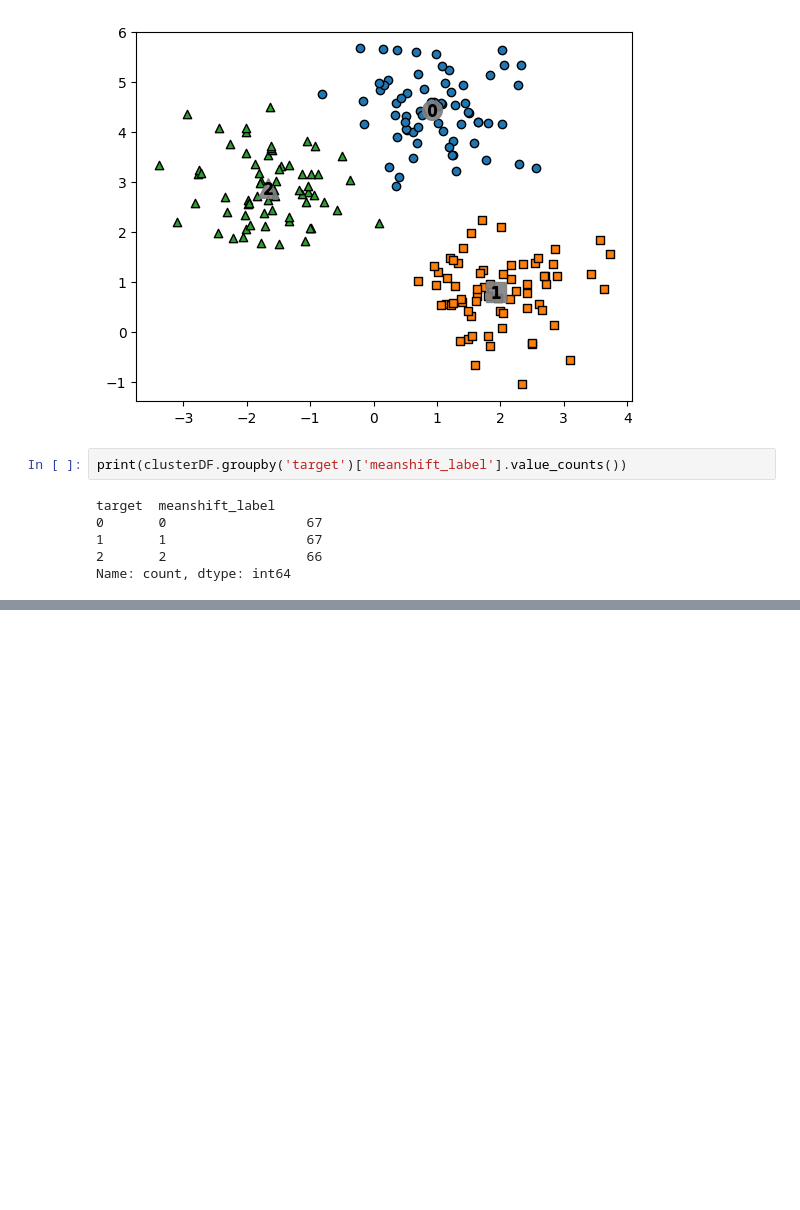
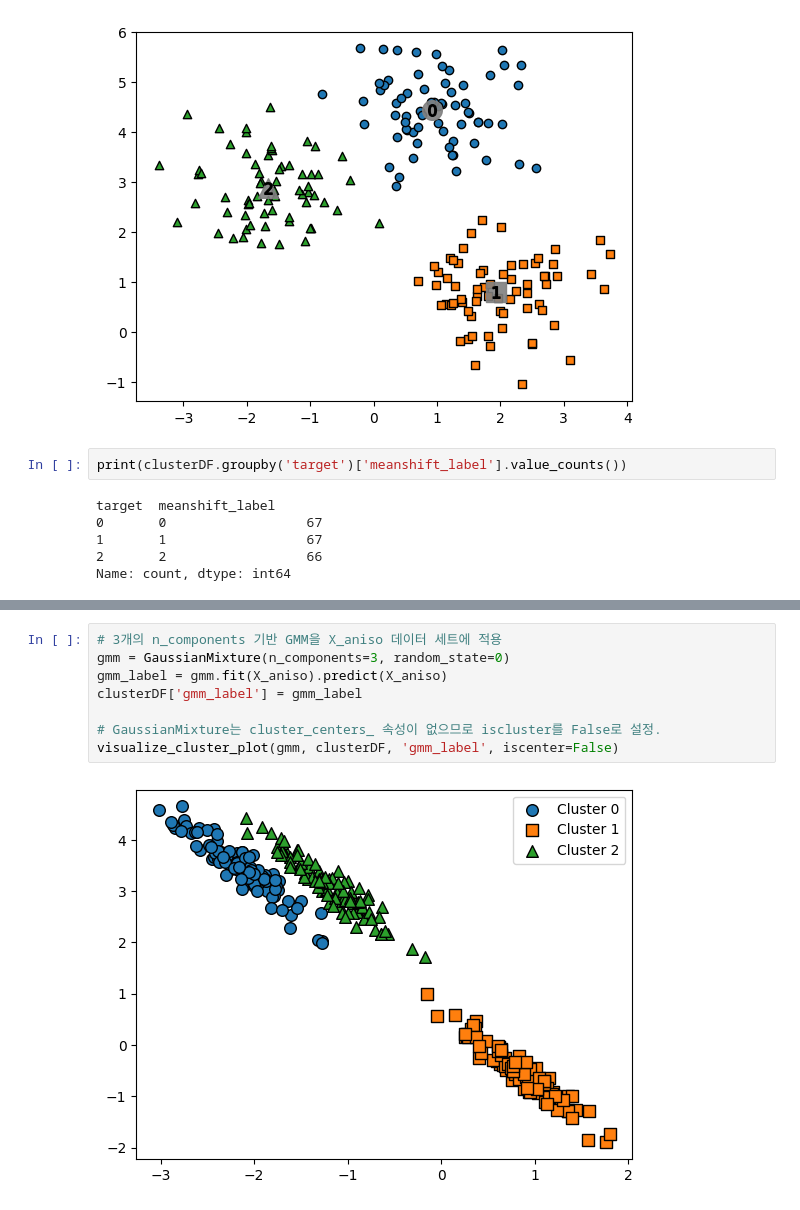
Before and after one commit to jewons91/ml-dev, a Jupyter notebook: ch07/ch07_review.ipynb, the cells around one changed output, grey strips where cells are left out. Saved outputs shown, nothing was run; the diff lists cells and outputs as text; blank space fills up the shorter version.

```diff
--- a/ch07/ch07_review.ipynb
+++ b/ch07/ch07_review.ipynb
@@ -353,0 +464,10 @@ Name: count, dtype: int64
+# %%
+# 3개의 n_components 기반 GMM을 X_aniso 데이터 세트에 적용
+gmm = GaussianMixture(n_components=3, random_state=0)
+gmm_label = gmm.fit(X_aniso).predict(X_aniso)
+clusterDF['gmm_label'] = gmm_label
+
+# GaussianMixture는 cluster_centers_ 속성이 없으므로 iscluster를 False로 설정.
+visualize_cluster_plot(gmm, clusterDF, 'gmm_label', iscenter=False)
+# %% [output]
+[figure, added]
```
Also changed, not shown: parts of 21 cells of this notebook.
